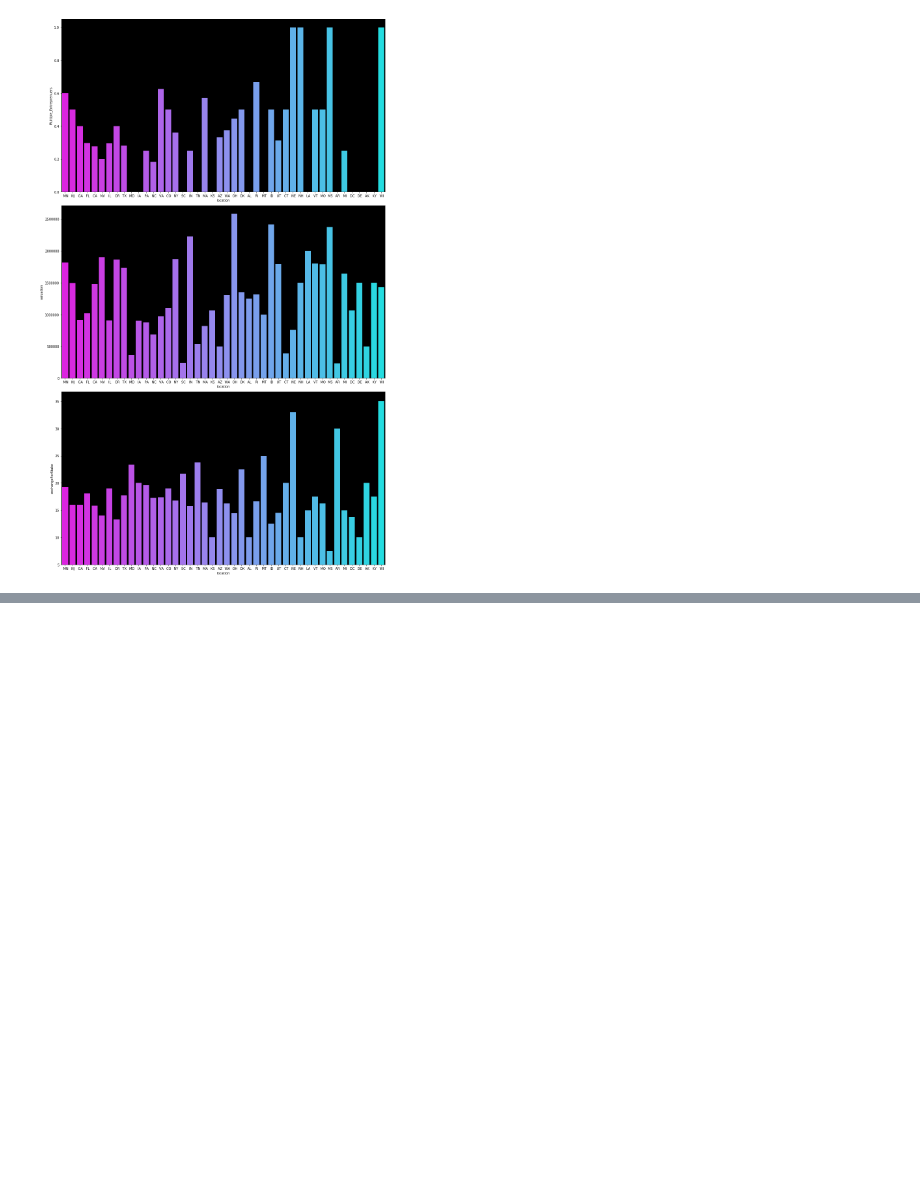
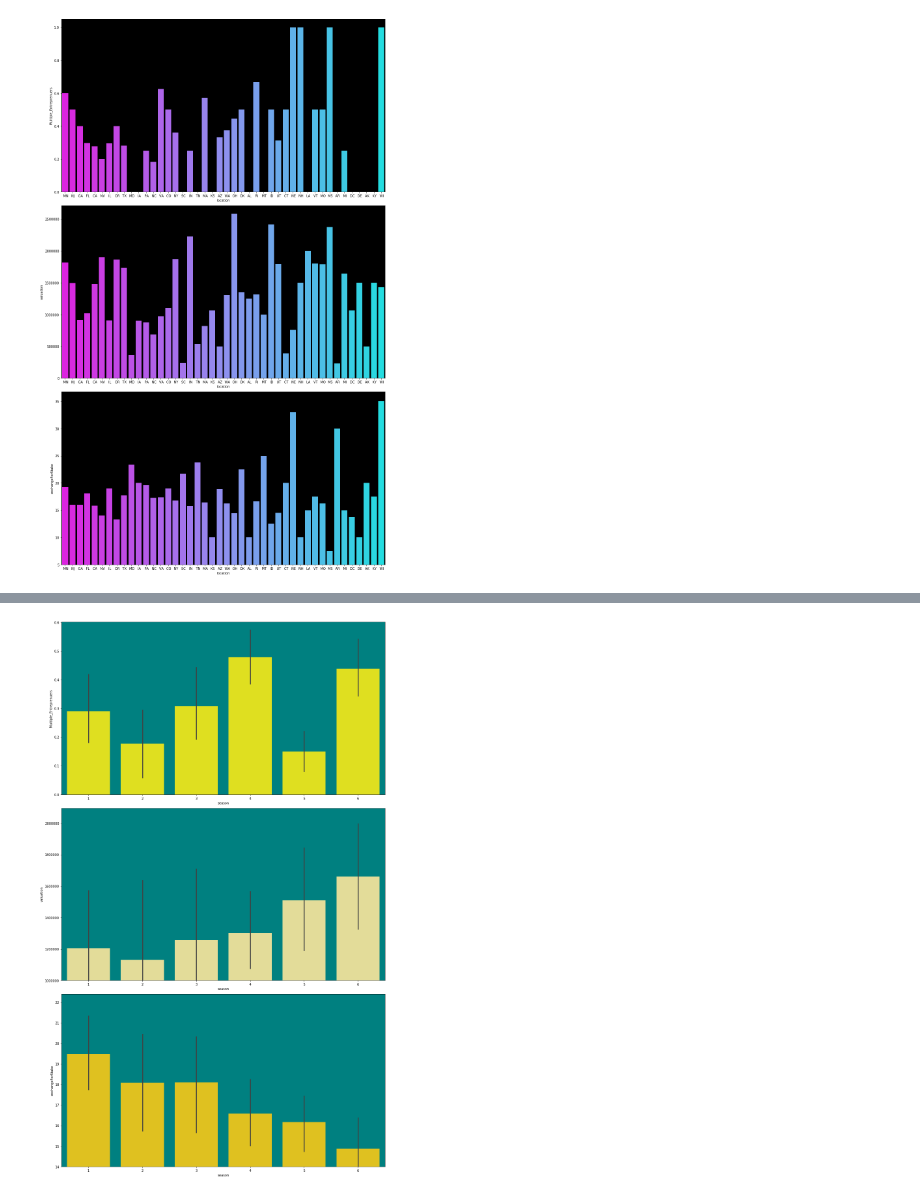
Before and after one commit to ArielJosephCohen/shark_tank, a Jupyter notebook: EDA.ipynb, the cells around one changed output, grey strips where cells are left out. Saved outputs shown, nothing was run; the diff lists cells and outputs as text; code cells hidden in the pictures; blank space fills up the shorter version.

```diff
--- a/EDA.ipynb
+++ b/EDA.ipynb
@@ -658,0 +680,22 @@ with sns.axes_style({'axes.facecolor':'k'}):
+# %%
+with sns.axes_style({'axes.facecolor':'teal'}):
+
+    plt.figure(figsize=(15,24))
+
+    plt.subplot(3,1,1)
+    sns.barplot(df.season,df.Multiple_Entreprenuers,color='yellow')
+    plt.tight_layout()
+
+    plt.subplot(3,1,2)
+    sns.barplot(df.season,df.valuation,color='khaki')
+    plt.ylim(10**6,)
+    plt.tight_layout()
+
+    plt.subplot(3,1,3)
+    sns.barplot(df.season,df.exchangeForStake,color='gold')
+    plt.ylim(14)
+    plt.tight_layout()
+
+    plt.show()
+# %% [output]
+[figure, added]
```
Also changed, not shown: parts of 2 cells of this notebook.
